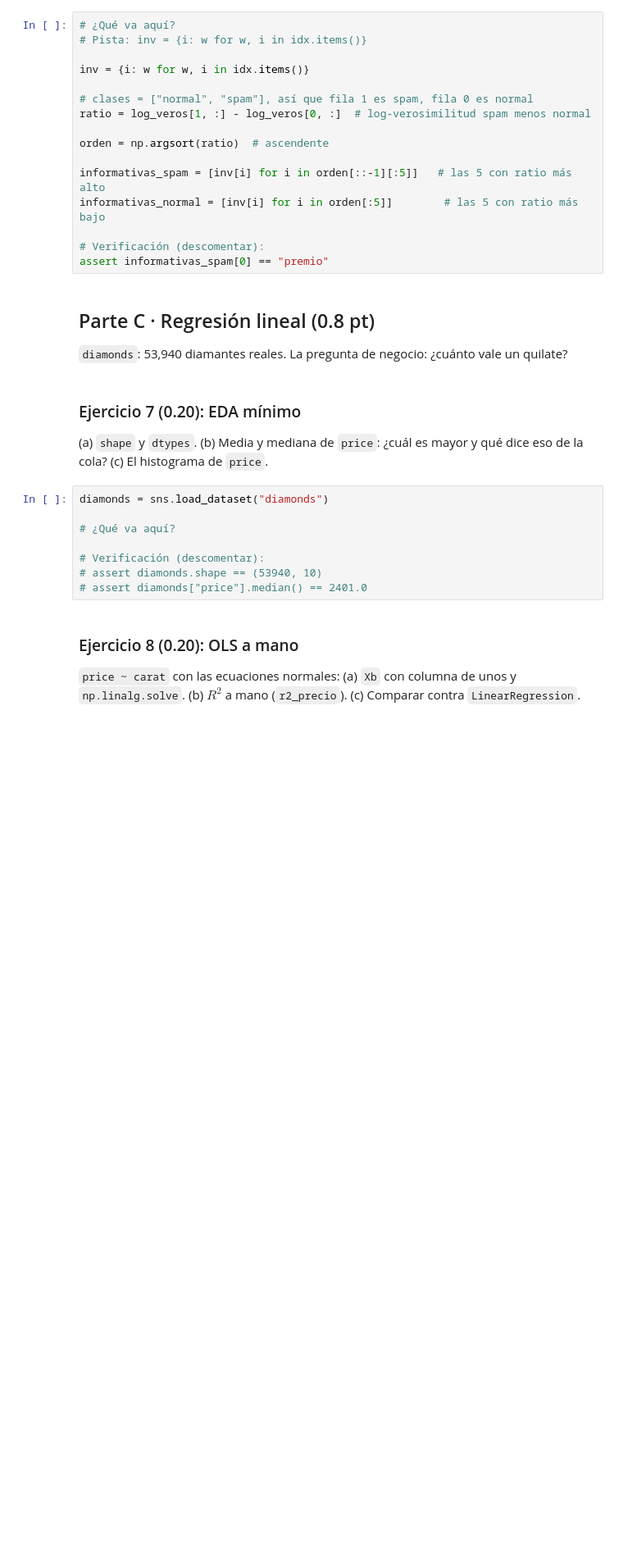
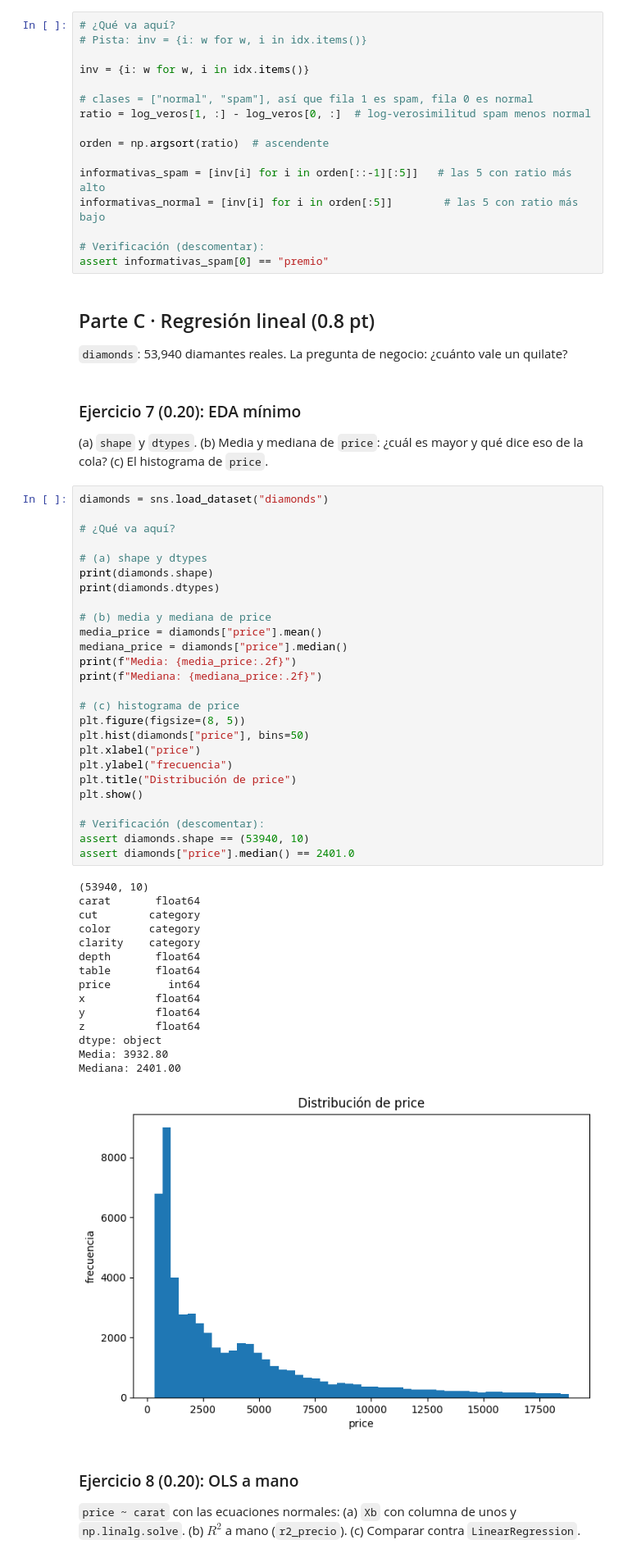
Before and after one commit to Panito115/DataScience, a Jupyter notebook: HDT3.ipynb, the cells around one changed output. Shown at 82% size. Cells and saved outputs as stored; diff of their text form; blank space fills up the shorter version.

```diff
--- a/HDT3.ipynb
+++ b/HDT3.ipynb
@@ -219,11 +219,45 @@ assert informativas_spam[0] == "premio"
 # %%
 diamonds = sns.load_dataset("diamonds")
 
 # ¿Qué va aquí?
 
+# (a) shape y dtypes
+print(diamonds.shape)
+print(diamonds.dtypes)
+
+# (b) media y mediana de price
+media_price = diamonds["price"].mean()
+mediana_price = diamonds["price"].median()
+print(f"Media: {media_price:.2f}")
+print(f"Mediana: {mediana_price:.2f}")
+
+# (c) histograma de price
+plt.figure(figsize=(8, 5))
+plt.hist(diamonds["price"], bins=50)
+plt.xlabel("price")
+plt.ylabel("frecuencia")
+plt.title("Distribución de price")
+plt.show()
+
 # Verificación (descomentar):
-# assert diamonds.shape == (53940, 10)
-# assert diamonds["price"].median() == 2401.0
+assert diamonds.shape == (53940, 10)
+assert diamonds["price"].median() == 2401.0
+# %% [output]
+(53940, 10)
+carat       float64
+cut        category
+color      category
+clarity    category
+depth       float64
+table       float64
+price         int64
+x           float64
+y           float64
+z           float64
+dtype: object
+Media: 3932.80
+Mediana: 2401.00
+[figure, added]
 # %% [markdown]
 ### Ejercicio 8 (0.20): OLS a mano
 
```
Also changed, not shown: parts of 2 cells of this notebook.
